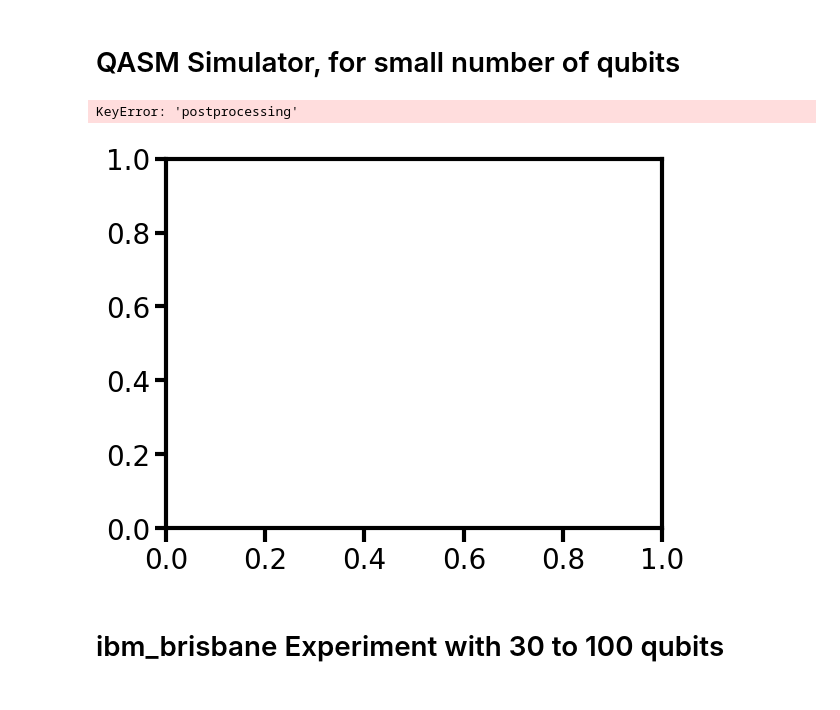
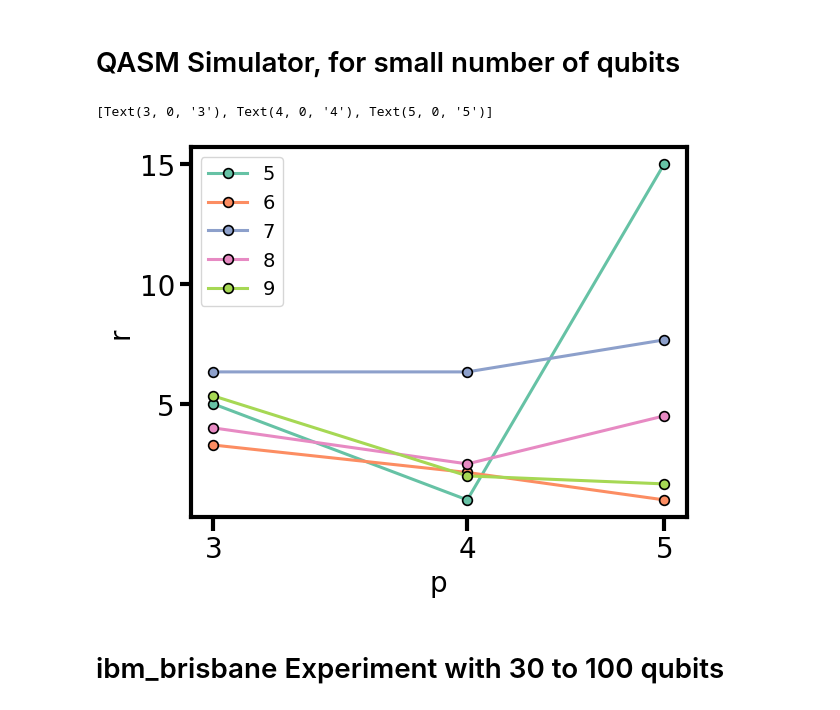
Before and after one commit to makansij/LABS_on_LR-QAOA_Benchmarking, a Jupyter notebook: 1D-Chain-Figures_LABS.ipynb, the cells around one changed output. Saved outputs shown, nothing was run; the diff lists cells and outputs as text; code cells hidden in the pictures.

Commit message:
To scale to larger numbers of qubits: - change nq in 1D-Chain-Experiments_LABS_LR-QAOA.ipynb - Change nq in 1D-Chain-Figures_LABS.ipynb - Change nq in generate_problems_LABS.ipynb

```diff
--- a/1D-Chain-Figures_LABS.ipynb
+++ b/1D-Chain-Figures_LABS.ipynb
@@ -35,36 +35,36 @@ cm_colors = plt.get_cmap('Set2')
 import numpy as np
 import matplotlib.pyplot as plt
 
-nqs = [5,6]  # update with your LABS sizes
+nqs = range(5,10)  # update with your LABS sizes
 backend_name = "qasm_simulator"
 extra = ""  # set to whatever you used, e.g. "_v1" or "_test"
 
 results_qasm = {
     nq: np.load(f"./Data/{backend_name}/{nq}_1D{extra}_LABS.npy", allow_pickle=True).item()
     for nq in nqs
 }
 
 colors = plt.get_cmap("Set2")
 fig, ax = plt.subplots()
 markers = {nq: "o" for nq in nqs}
 
 for nn, nq in enumerate(results_qasm.keys()):
     res_nq = results_qasm[nq]["postprocessing"]
     delta = results_qasm[nq]["Deltas"][0]
     ps = results_qasm[nq]["ps"]
     rs = [res_nq[delta][p]["r"] for p in ps]
     ax.plot(ps, rs, label=f"{nq}", marker=markers[nq],
             markeredgecolor="black", color=colors(nn), markersize=7)
 
 ax.set_ylabel("r")
 ax.set_xlabel("p")
 ax.legend()
 ax.set_xscale("log")
 ax.set_xticks(ps)
 ax.set_xticklabels(ps)
 # %% [output]
-KeyError: 'postprocessing'
+[Text(3, 0, '3'), Text(4, 0, '4'), Text(5, 0, '5')]
-[figure, old version]
+[figure, new version]
 # %% [markdown]
 # ibm_brisbane Experiment with 30 to 100 qubits
 # %%
```
Also changed, not shown: 1 other file.
